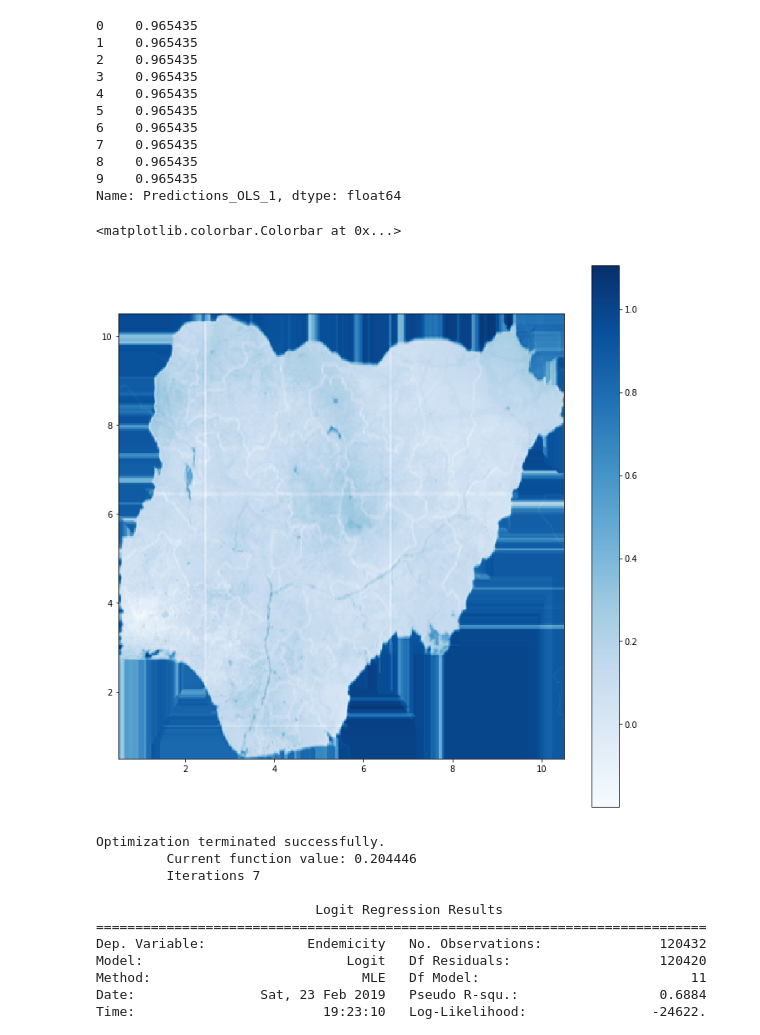
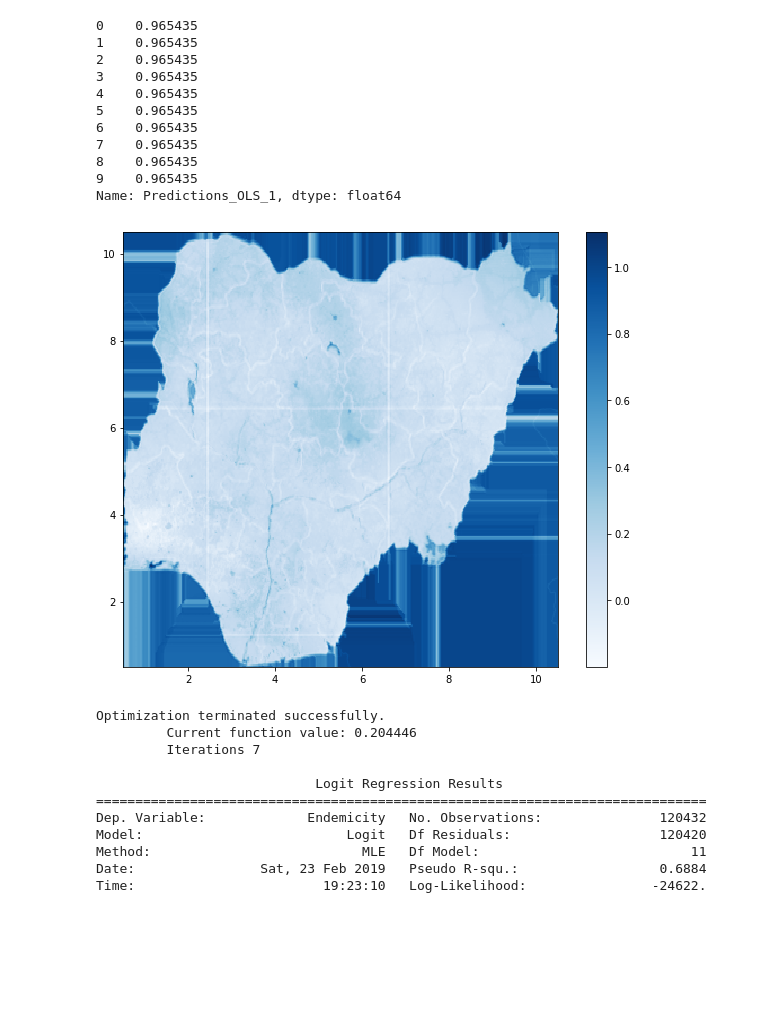
Before and after one commit to jsickles5/bsi_malaria_project, a Jupyter notebook: Capstone/Malaria_Machine_Learning.ipynb, the cells around one changed output. Drawn from its saved outputs; the diff is of its cells as text; code cells hidden in the pictures; blank space fills up the shorter version.

```diff
--- a/Capstone/Malaria_Machine_Learning.ipynb
+++ b/Capstone/Malaria_Machine_Learning.ipynb
@@ -258,7 +258,7 @@ Name: Predictions_OLS_1, dtype: float64
 # %%
 ## Linking array to original position of pixels
 
-file_name='USE_prec_seasonality_013.png'
+file_name='USE_annual_mean_temp.png'
 m=numpy.array(Image.open(file_name)).shape[0]
 n=numpy.array(Image.open(file_name)).shape[1]
 def indexes(m,n):
@@ -281,13 +281,12 @@ m_l=matrix.tolist()
 # %%
 ## Creating plot of malaria outbreak
 
-fig, ax = subplots(figsize=(12, 12))
+fig, ax = subplots(figsize=(10, 8))
 plt.imshow(m_l,  interpolation='nearest', cmap='Blues', extent=(0.5,10.5,0.5,10.5))
 plt.colorbar()
-#plt.savefig('logit.png')
+plt.savefig('logit.png')
 # %% [output]
-<matplotlib.colorbar.Colorbar at 0x...>
-[figure, old version]
+[figure, new version]
 # %%
 ## Logistic Regression
 
```
Also changed, not shown: parts of 1 cell of this notebook.
